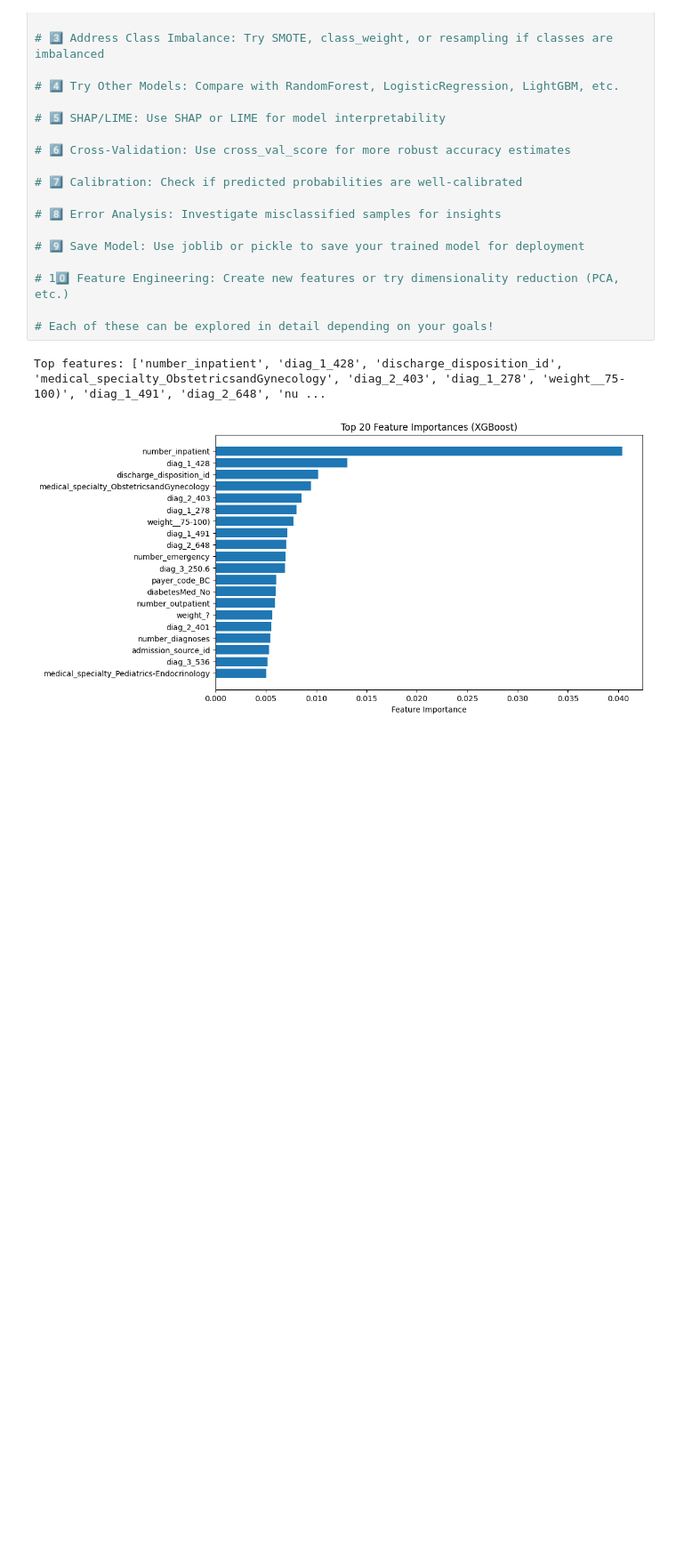
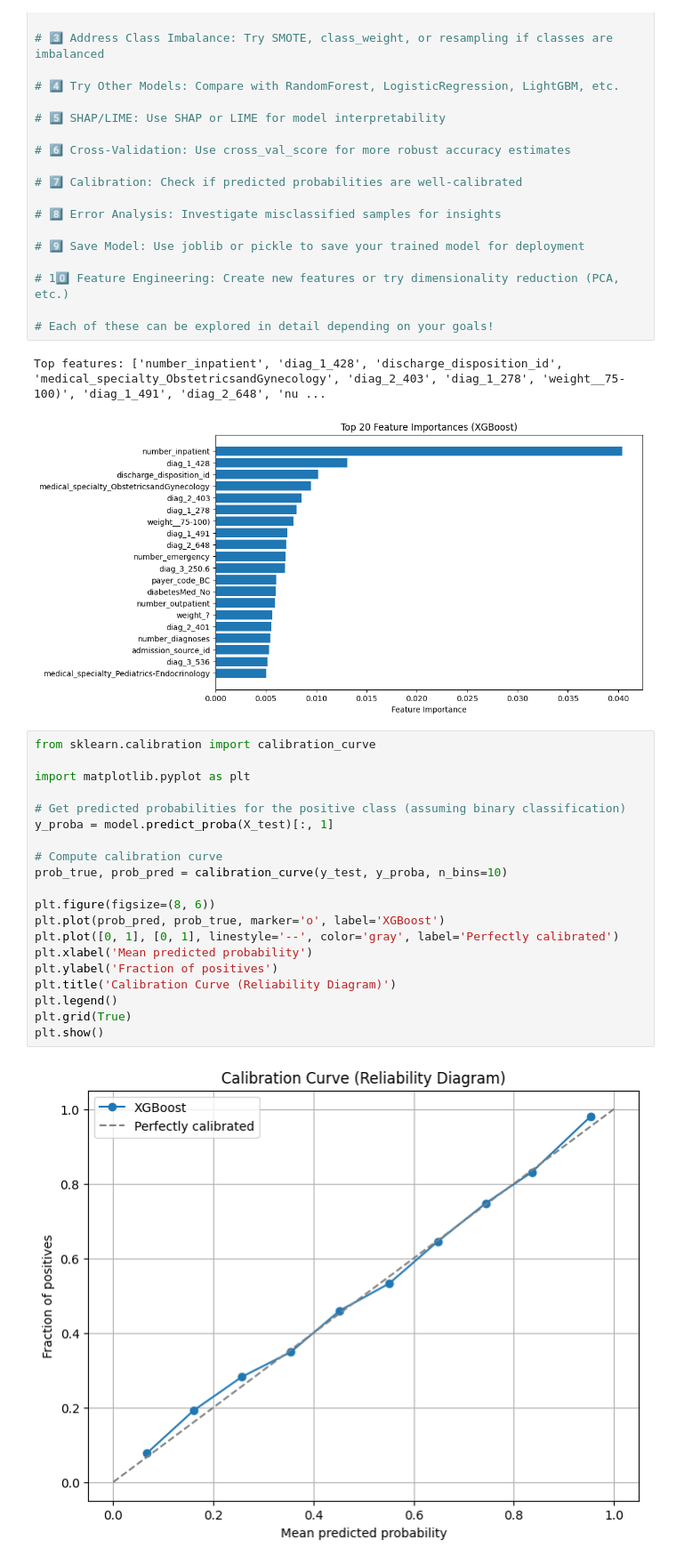
Before and after one commit to hgoelgithub/projects, a Jupyter notebook: xgboost_diabetic/notebook_p1.ipynb, the cells around one changed output. Shown at 89% size. Drawn from its saved outputs; the diff is of its cells as text; blank space fills up the shorter version.

Commit message:
Added calibration curve

```diff
--- a/xgboost_diabetic/notebook_p1.ipynb
+++ b/xgboost_diabetic/notebook_p1.ipynb
@@ -210,3 +210,25 @@ plt.show()
 # %% [output]
 Top features: ['number_inpatient', 'diag_1_428', 'discharge_disposition_id', 'medical_specialty_ObstetricsandGynecology', 'diag_2_403', 'diag_1_278', 'weight__75-100)', 'diag_1_491', 'diag_2_648', 'nu ...
 [figure]
+# %%
+from sklearn.calibration import calibration_curve
+
+import matplotlib.pyplot as plt
+
+# Get predicted probabilities for the positive class (assuming binary classification)
+y_proba = model.predict_proba(X_test)[:, 1]
+
+# Compute calibration curve
+prob_true, prob_pred = calibration_curve(y_test, y_proba, n_bins=10)
+
+plt.figure(figsize=(8, 6))
+plt.plot(prob_pred, prob_true, marker='o', label='XGBoost')
+plt.plot([0, 1], [0, 1], linestyle='--', color='gray', label='Perfectly calibrated')
+plt.xlabel('Mean predicted probability')
+plt.ylabel('Fraction of positives')
+plt.title('Calibration Curve (Reliability Diagram)')
+plt.legend()
+plt.grid(True)
+plt.show()
+# %% [output]
+[figure, added]
```
